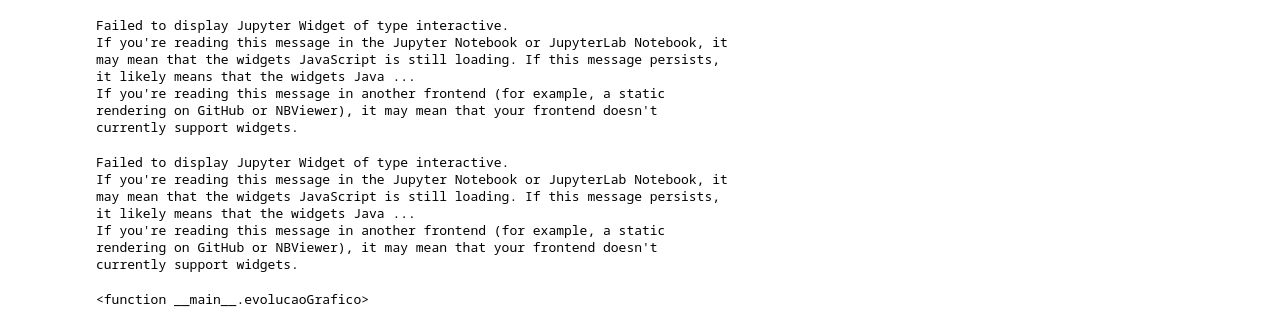
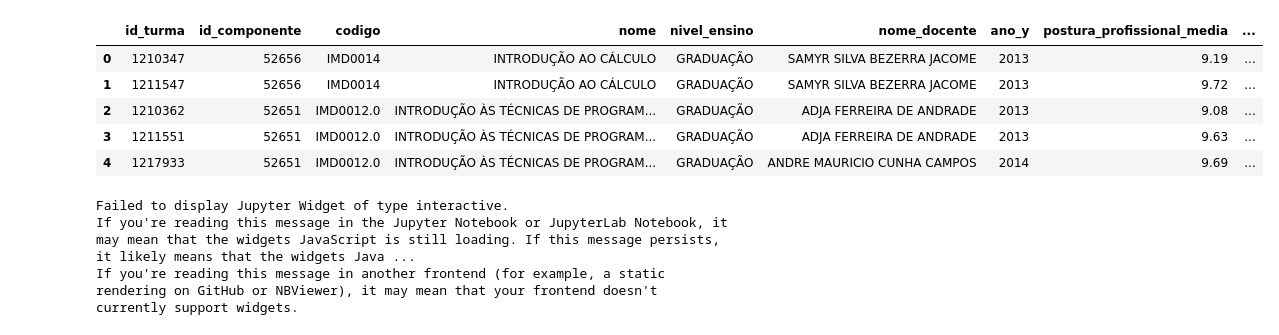
Before and after one commit to Andrelourencogit/Projeto-1-Probabilidade, a Jupyter notebook: projeto02.ipynb, the cells around one changed output. Saved outputs shown, nothing was run; the diff lists cells and outputs as text; code cells hidden in the pictures.

Commit message:
Gera grafico das disciplinas de cada professor

```diff
--- a/projeto02.ipynb
+++ b/projeto02.ipynb
@@ -102,0 +55,6 @@ av_imd_nomesprof.head()
+# %%
+#armazena os dados das disciplinas
+disciplinas_url = 'dados/componentes-curriculares-presenciais.csv'
+df_disciplinas = pd.read_csv(disciplinas_url, sep=';',usecols=["id_componente","codigo","nome"])
+df_disciplinas.dropna(inplace=True)
+df_disciplinas.head()
@@ -102,0 +68,6 @@ av_imd_nomesprof.head()
+# %%
+#filtra apenas as disciplinas do imd
+disciplinas_imd = df_disciplinas[df_disciplinas.codigo.str.contains("IMD")]
+disciplinas_imd.id_componente = disciplinas_imd.id_componente.astype(np.int64)
+
+disciplinas_imd.head()
@@ -102,0 +86,6 @@ av_imd_nomesprof.head()
+# %%
+#merge entre turmas e disciplinas
+colunas = ["id_turma","id_componente","codigo","nome","nivel_ensino","ano","periodo","situacao_turma"]
+turmas_disciplinas = pd.merge(df_turmas_consolidadas, disciplinas_imd , on='id_componente')[colunas]
+turmas_disciplinas = turmas_disciplinas[~turmas_disciplinas.id_turma.duplicated()]
+turmas_disciplinas.head()
@@ -102,0 +99,4 @@ av_imd_nomesprof.head()
+# %%
+# armazena as avaliações dos professores da ufrn
+avaliacao = pd.read_csv("dados/avaliacaodocencia.csv", sep=';')
+avaliacao.head()
@@ -103,2 +110,15 @@ av_imd_nomesprof.head()
+# %%
+colunas = ["id_turma","id_componente","codigo","nome","nivel_ensino","nome_docente","ano_y","postura_profissional_media","postura_profissional_DP","atuacao_profissional_media","atuacao_profissional_DP","autoavaliacao_aluno_media","autoavaliacao_aluno_DP"]
+av_imd = pd.merge(turmas_disciplinas, avaliacao, on='id_turma')[colunas]
+lista_prof = av_imd.nome_docente.unique()
+lista_prof.sort()
+av_imd.head()
+# %% [output]
+|  | id_turma | id_componente | codigo | nome | nivel_ensino | nome_docente | ano_y | postura_profissional_media | ... |
+| 0 | 1210347 | 52656 | IMD0014 | INTRODUÇÃO AO CÁLCULO | GRADUAÇÃO | SAMYR SILVA BEZERRA JACOME | 2013 | 9.19 | ... |
+| 1 | 1211547 | 52656 | IMD0014 | INTRODUÇÃO AO CÁLCULO | GRADUAÇÃO | SAMYR SILVA BEZERRA JACOME | 2013 | 9.72 | ... |
+| 2 | 1210362 | 52651 | IMD0012.0 | INTRODUÇÃO ÀS TÉCNICAS DE PROGRAM... | GRADUAÇÃO | ADJA FERREIRA DE ANDRADE | 2013 | 9.08 | ... |
+| 3 | 1211551 | 52651 | IMD0012.0 | INTRODUÇÃO ÀS TÉCNICAS DE PROGRAM... | GRADUAÇÃO | ADJA FERREIRA DE ANDRADE | 2013 | 9.63 | ... |
+| 4 | 1217933 | 52651 | IMD0012.0 | INTRODUÇÃO ÀS TÉCNICAS DE PROGRAM... | GRADUAÇÃO | ANDRE MAURICIO CUNHA CAMPOS | 2014 | 9.69 | ... |
 # %%
 from __future__ import print_function
@@ -113,20 +133,3 @@ interact(evolucao, x=lista_prof,);
 Failed to display Jupyter Widget of type interactive.
 If you're reading this message in the Jupyter Notebook or JupyterLab Notebook, it may mean that the widgets JavaScript is still loading. If this message persists, it likely means that the widgets Java ...
 If you're reading this message in another frontend (for example, a static rendering on GitHub or NBViewer), it may mean that your frontend doesn't currently support widgets.
-# %%
-% matplotlib inline
-from ipywidgets import interactive
-import matplotlib.pyplot as plt
-import numpy as np
-def evolucaoGrafico(x):
-    dados_prof = av_imd_nomesprof.loc[av_imd_nomesprof['nome_docente'] == x]
-    plt.plot(dados_prof['nome'], dados_prof['postura_profissional_media'])
-    plt.show()
-
-interactive_plot = interact(evolucaoGrafico, x=lista_prof,)
-interactive_plot
-# %% [output]
-Failed to display Jupyter Widget of type interactive.
-If you're reading this message in the Jupyter Notebook or JupyterLab Notebook, it may mean that the widgets JavaScript is still loading. If this message persists, it likely means that the widgets Java ...
-If you're reading this message in another frontend (for example, a static rendering on GitHub or NBViewer), it may mean that your frontend doesn't currently support widgets.
-<function __main__.evolucaoGrafico>
```
Also changed, not shown: parts of 20 cells of this notebook, 12 other files.
